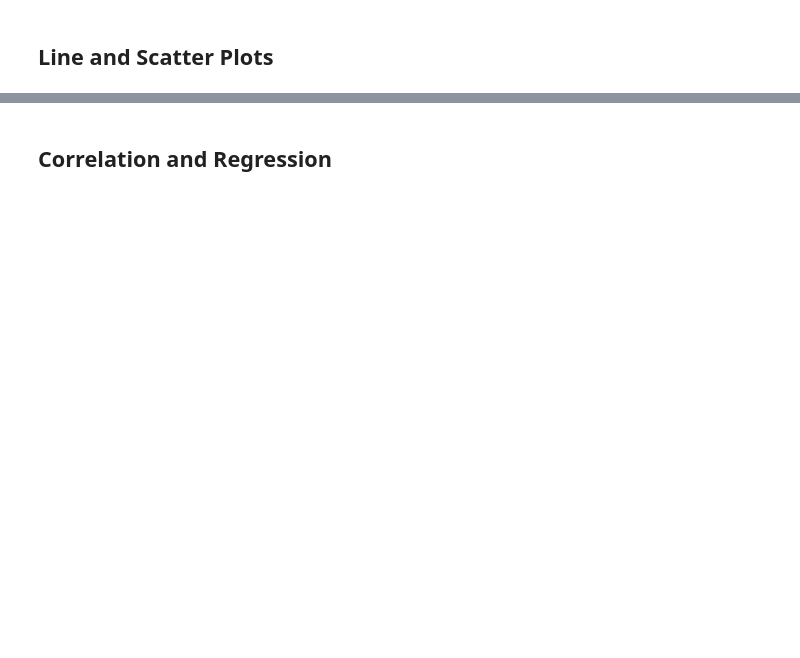
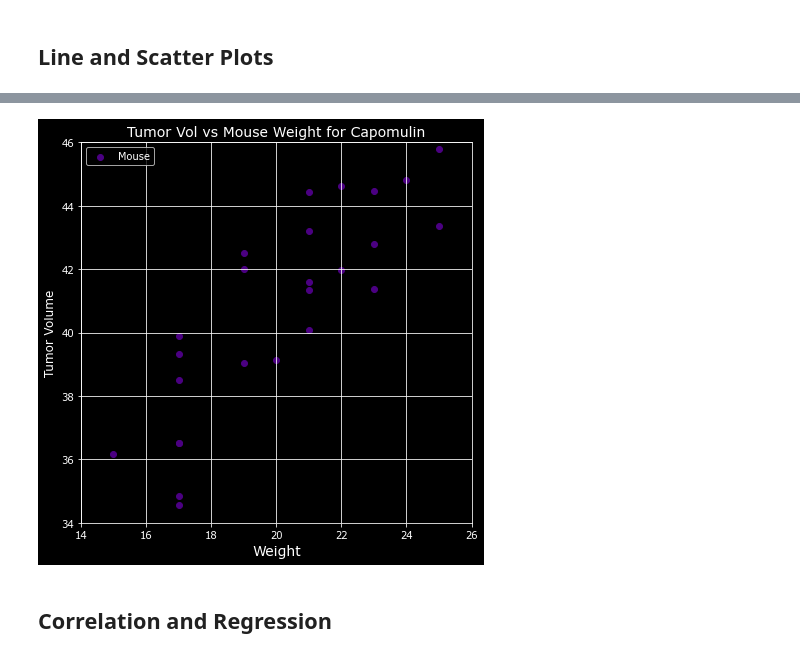
Before and after one commit to cheyroseflammer/pharmaceutical-analysis, a Jupyter notebook: pharmaceutical-analysis/pymaceuticals_starter.ipynb, the cells around one changed output, grey strips where cells are left out. Drawn from its saved outputs; the diff is of its cells as text; code cells hidden in the pictures; blank space fills up the shorter version.

```diff
--- a/pharmaceutical-analysis/pymaceuticals_starter.ipynb
+++ b/pharmaceutical-analysis/pymaceuticals_starter.ipynb
@@ -241,3 +274,29 @@ plt.show()
+# %%
+# Generate a scatter plot of average tumor volume vs. mouse weight for the Capomulin regimen
+# Get series of mice treated with ;Capomulin'
+mouse = clean_mice_df.loc[(clean_mice_df['Drug Regimen'] == 'Capomulin')].groupby('Mouse ID').mean()
+# Get x-axis/weight
+x_axis = mouse['Weight (g)']
+# Get y-axis/Tumor volume
+y_axis = mouse['Tumor Volume (mm3)']
+# Figure size
+plt.figure(figsize=(7,7))
+# Plot scatter plot
+plt.scatter(x_axis, y_axis, facecolors='indigo', label='Mouse')
+# Create labels
+plt.title("Tumor Vol vs Mouse Weight for Capomulin", fontsize=14)
+plt.xlabel("Weight", fontsize=14)
+plt.ylabel("Tumor Volume", fontsize=12)
+plt.legend()
+# xlim and ylim
+plt.xlim(14, 26)
+plt.ylim(34,46)
+# grid for more concise visual plotting
+plt.grid()
+# Show plot
+plt.show()
+# %% [output]
+[figure, added]
 # %% [markdown]
 ## Correlation and Regression
 # %%
```
Also changed, not shown: parts of 5 cells of this notebook.
